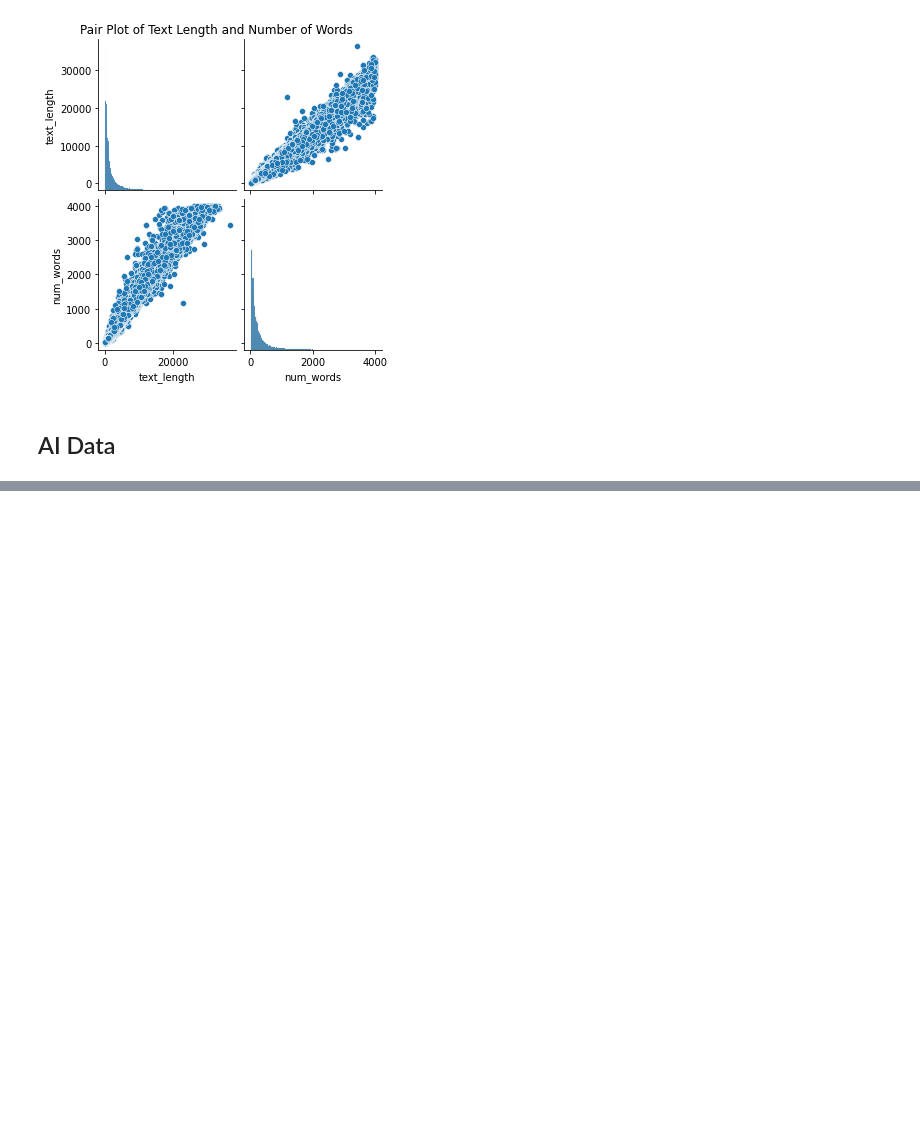
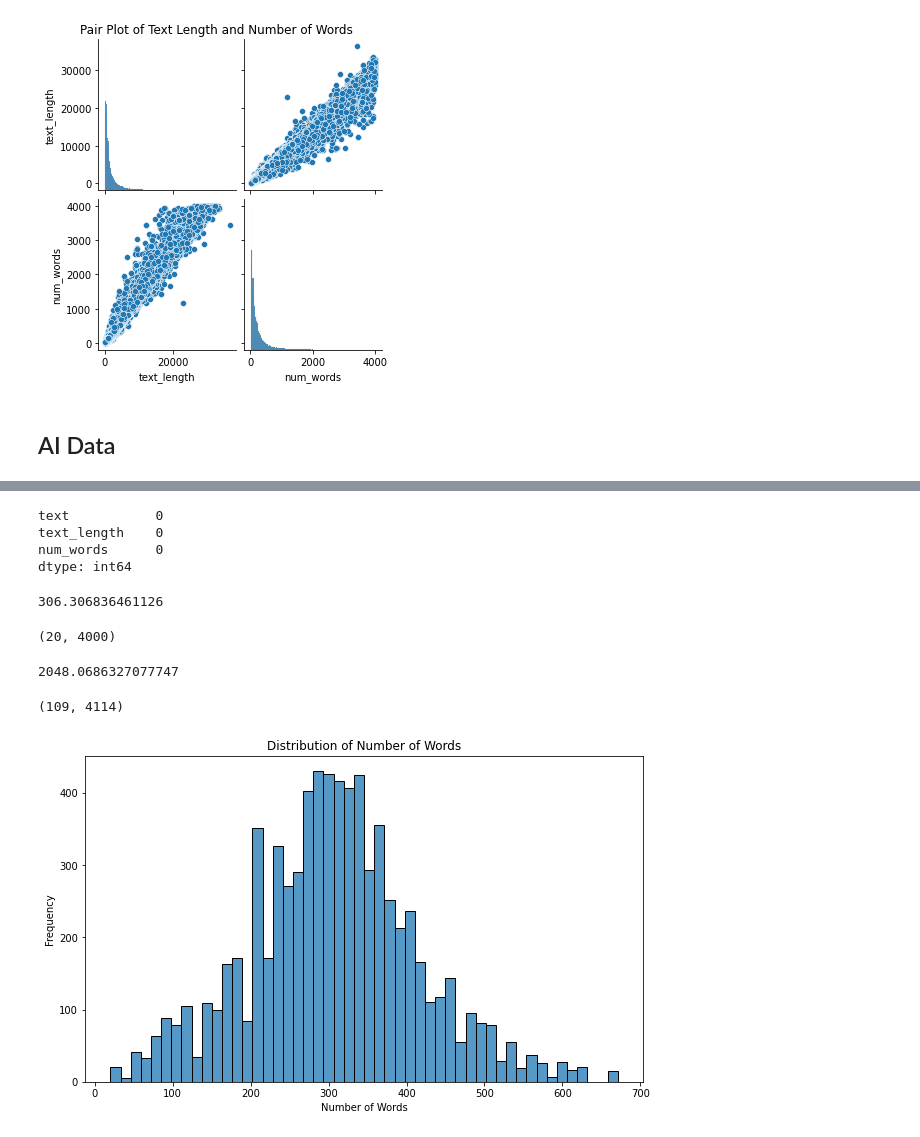
Before and after one commit to meric2/Turkish-AI-Generated-Content-Detection, a Jupyter notebook: data_preprocess.ipynb, the cells around one changed output, grey strips where cells are left out. Cells and saved outputs as stored; diff of their text form; code cells hidden in the pictures; blank space fills up the shorter version.

```diff
--- a/data_preprocess.ipynb
+++ b/data_preprocess.ipynb
@@ -174,0 +180,6 @@ ai_data['output'] = ai_data['output'].apply(remove_characters)
+# %%
+# We will now create new columns that will contain the number of characters and words in the text
+ai_data.rename(columns={'output': 'text'}, inplace=True)
+ai_data['text_length'] = ai_data['text'].apply(lambda x: len(x))
+ai_data['num_words'] = ai_data['text'].apply(lambda x: len(x.split()))
+ai_data.head()
@@ -174,0 +209,37 @@ ai_data['output'] = ai_data['output'].apply(remove_characters)
+# %%
+ai_data.isnull().sum()
+# %% [output]
+text           0
+text_length    0
+num_words      0
+dtype: int64
+# %%
+# Average number of words in the texts
+ai_data['num_words'].mean()
+# %% [output]
+306.306836461126
+# %%
+# The minimum and maximum number of words in all texts
+ai_data['num_words'].min(), data['num_words'].max()
+# %% [output]
+(20, 4000)
+# %%
+# Average number of words in the texts
+ai_data['text_length'].mean()
+# %% [output]
+2048.0686327077747
+# %%
+# The minimum and maximum number of words in all texts
+ai_data['text_length'].min(), ai_data['text_length'].max()
+# %% [output]
+(109, 4114)
+# %%
+# Text Length Distribution
+plt.figure(figsize=(10, 6))
+sns.histplot(ai_data['num_words'], bins=50)
+plt.title('Distribution of Number of Words')
+plt.xlabel('Number of Words')
+plt.ylabel('Frequency')
+plt.show()
+# %% [output]
+[figure, added]
```
Also changed, not shown: parts of 15 cells of this notebook, 5 other files.
